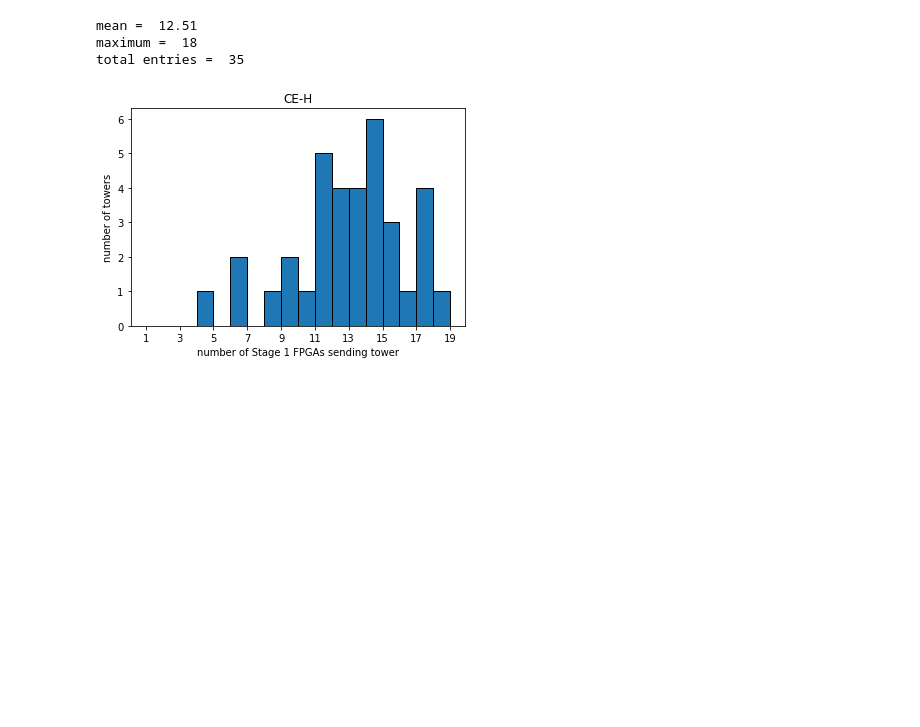
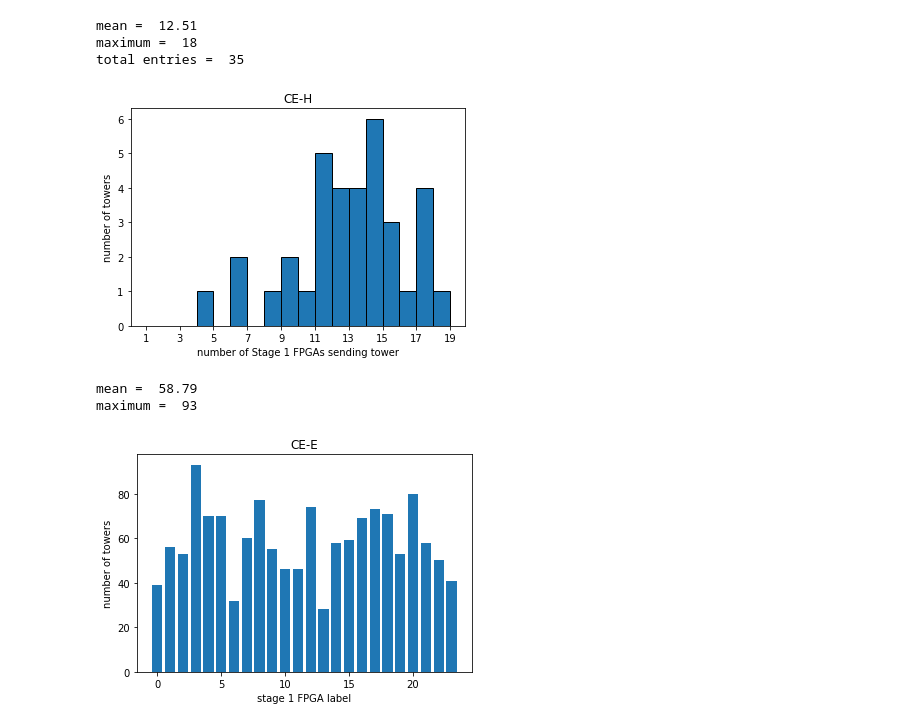
Before and after one commit to mhassans/tower-energy, a Jupyter notebook: jupyter/NumBundlesPerEachTower.ipynb, the cells around one changed output. Saved outputs shown, nothing was run; the diff lists cells and outputs as text; code cells hidden in the pictures; blank space fills up the shorter version.

Commit message:
finish plotting number of towers per Stage 1 FPGA

```diff
--- a/jupyter/NumBundlesPerEachTower.ipynb
+++ b/jupyter/NumBundlesPerEachTower.ipynb
@@ -58,7 +58,7 @@ def find_phi(name):
 def remove_phi(name):
     return name[:name.find('-phi')+4]
 
-def plotHist(data, Name):
+def plotHist(data, Name, binwidth=1, low_lim=1):
     data=data[data!=0]
     font = {'family': 'serif',
         'color':  'darkred',
@@ -69,8 +69,7 @@ def plotHist(data, Name):
     print('mean = ', round(data.mean(), 2))
     print('maximum = ', data.max())
     print('total entries = ', len(data))
-    binwidth = 1
-    bins=np.arange(1, max(data) + 2*binwidth, binwidth)
+    bins=np.arange(low_lim, max(data) + 2*binwidth, binwidth)
     plt.hist(data, bins, ec='black')
     plt.xticks(bins[::2])
     plt.xlabel('number of Stage 1 FPGAs sending tower')
@@ -96,7 +95,7 @@ def divideBy30deg(df):
     under30 = {}
     above30 = {}
     for tower in df.index:
-        if int(find_phi(tower))<6:
+        if int(find_phi(tower))<6: #30 degrees
             under30[tower] = int(df.loc[tower])
         else:
             above30[tower] = int(df.loc[tower])
@@ -104,6 +103,34 @@ def divideBy30deg(df):
     df_above30 = pd.DataFrame(pd.Series(above30), columns = df.columns)
 
     return df_under30, df_above30
+
+def numTowersPerBundle(parMtx_PerBundle, name):
+    under30 = {}
+    above30 = {}
+    for bundle in parMtx_PerBundle: #0,1,...,23
+        under30[bundle] = 0
+        above30[bundle] = 0
+        df = parMtx_PerBundle[bundle][(parMtx_PerBundle[bundle] != 0).any(axis=1)]
+        for tower in df.index:
+            if find_phi(tower)<6: # 30 degrees
+                under30[bundle] += 1
+            else:
+                above30[bundle] += 1
+    df_under30 = pd.DataFrame(pd.Series(under30), columns = [name])
+    df_above30 = pd.DataFrame(pd.Series(above30), columns = [name])
+    return df_under30, df_above30
+
+def plotHist2(df, Name):
+    name = df.columns[0]
+    title = 'CE-E' if name=='EM' else 'CE-H'
+    print('mean = ', round(df[name].mean(), 2))
+    print('maximum = ', df[name].max())
+    fig, ax = plt.subplots()
+    ax.bar(df.index, df[name])
+    ax.set_ylabel('number of towers')
+    ax.set_xlabel('stage 1 FPGA label')
+    ax.set_title(title)
+    plt.savefig('numOfTowersPerStage1FPGA_' + Name + '.pdf')
 # %%
 df_EM = make_df(parMtxEM_PerBundle, indicesEM, isHad = False)
 df_Had = make_df(parMtxHad_PerBundle, indicesHad, isHad = True)
@@ -157,3 +184,5 @@ mean =  12.51
 maximum =  18
 total entries =  35
 [figure]
+# %%
+towersPerBundle_EM_under30, towersPerBundle_EM_above30 = numTowersPerBundle(parMtxEM_PerBundle, 'EM')
@@ -159,0 +191,6 @@ total entries =  35
+# %%
+plotHist2(towersPerBundle_EM_under30, 'EM_under30')
+# %% [output]
+mean =  58.79
+maximum =  93
+[figure, added]
```
Also changed, not shown: parts of 4 cells of this notebook.
